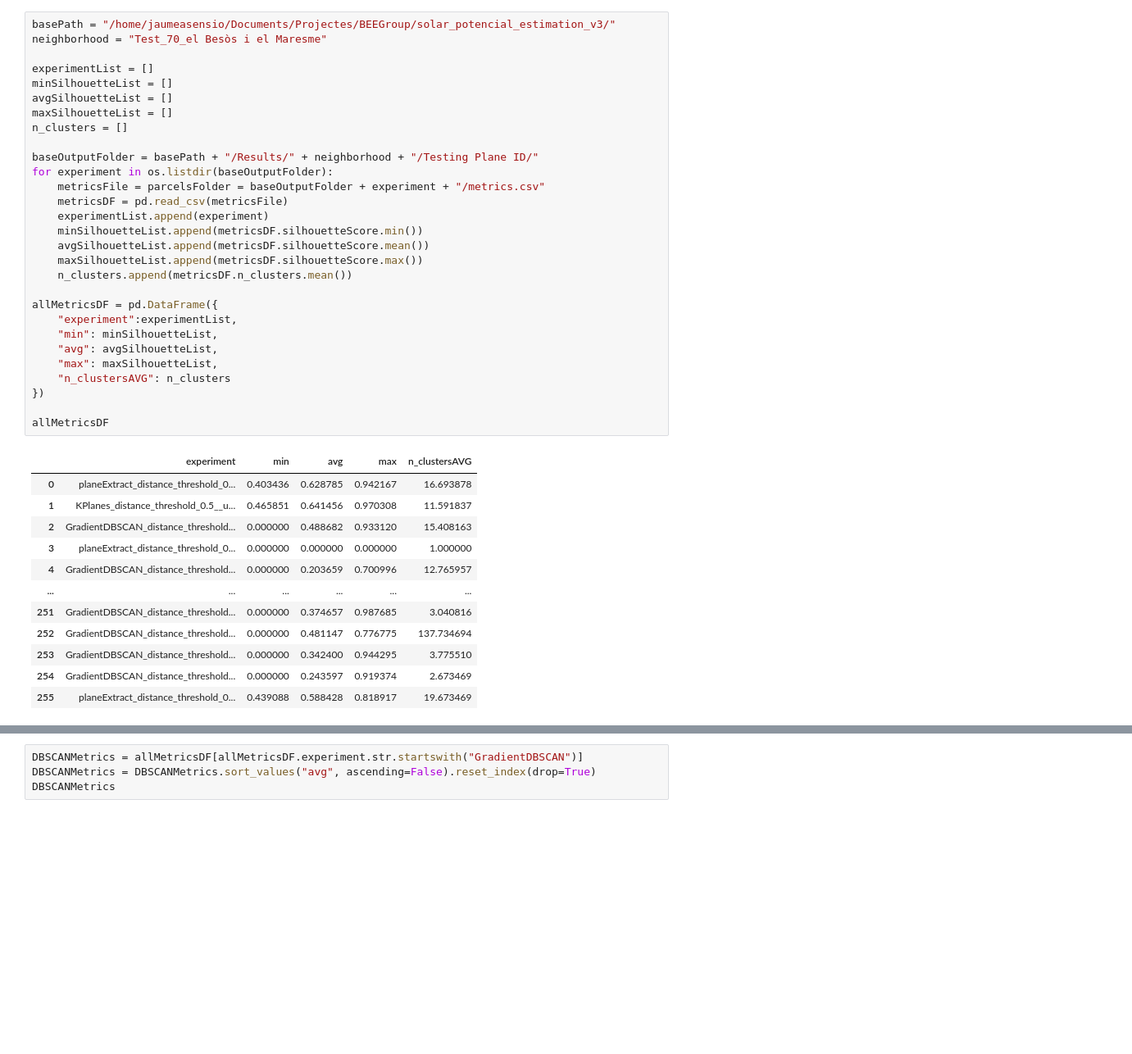
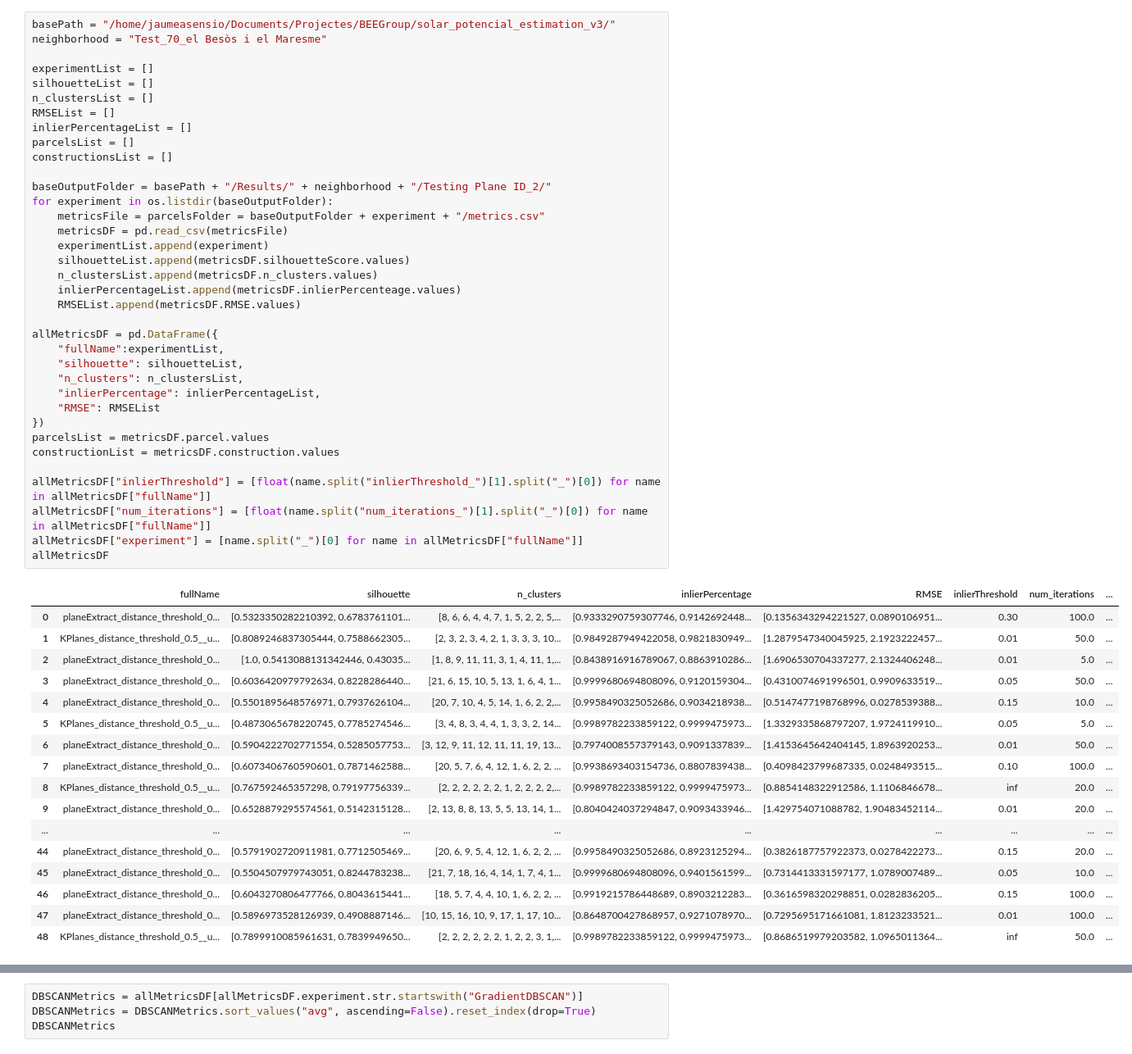
Before and after one commit to BeeGroup-cimne/solar_potencial_estimation_v3, a Jupyter notebook: Scripts/Plane_Identification_Revised/nov22/plotResultsComputeScore.ipynb, the cells around one changed output, grey strips where cells are left out. Shown: that part at 82% size. Cells and saved outputs as stored; diff of their text form; blank space fills up the shorter version.

```diff
--- a/Scripts/Plane_Identification_Revised/nov22/plotResultsComputeScore.ipynb
+++ b/Scripts/Plane_Identification_Revised/nov22/plotResultsComputeScore.ipynb
@@ -15,42 +17,54 @@ import laspy
 # %%
 basePath = "/home/jaumeasensio/Documents/Projectes/BEEGroup/solar_potencial_estimation_v3/"
 neighborhood = "Test_70_el Besòs i el Maresme"
 
 experimentList = []
-minSilhouetteList = []
-avgSilhouetteList = []
-maxSilhouetteList = []
-n_clusters = []
+silhouetteList = []
+n_clustersList = []
+RMSEList = []
+inlierPercentageList = []
+parcelsList = []
+constructionsList = []
 
-baseOutputFolder = basePath + "/Results/" + neighborhood + "/Testing Plane ID/"
+baseOutputFolder = basePath + "/Results/" + neighborhood + "/Testing Plane ID_2/"
 for experiment in os.listdir(baseOutputFolder):
     metricsFile = parcelsFolder = baseOutputFolder + experiment + "/metrics.csv"
     metricsDF = pd.read_csv(metricsFile)
     experimentList.append(experiment)
-    minSilhouetteList.append(metricsDF.silhouetteScore.min())
-    avgSilhouetteList.append(metricsDF.silhouetteScore.mean())
-    maxSilhouetteList.append(metricsDF.silhouetteScore.max())
-    n_clusters.append(metricsDF.n_clusters.mean())
+    silhouetteList.append(metricsDF.silhouetteScore.values)
+    n_clustersList.append(metricsDF.n_clusters.values)
+    inlierPercentageList.append(metricsDF.inlierPercenteage.values)
+    RMSEList.append(metricsDF.RMSE.values)
 
 allMetricsDF = pd.DataFrame({
-    "experiment":experimentList,
-    "min": minSilhouetteList,
-    "avg": avgSilhouetteList,
-    "max": maxSilhouetteList,
-    "n_clustersAVG": n_clusters
+    "fullName":experimentList,
+    "silhouette": silhouetteList,
+    "n_clusters": n_clustersList,
+    "inlierPercentage": inlierPercentageList,
+    "RMSE": RMSEList
 })
+parcelsList = metricsDF.parcel.values
+constructionList = metricsDF.construction.values
 
+allMetricsDF["inlierThreshold"] = [float(name.split("inlierThreshold_")[1].split("_")[0]) for name in allMetricsDF["fullName"]]
+allMetricsDF["num_iterations"] = [float(name.split("num_iterations_")[1].split("_")[0]) for name in allMetricsDF["fullName"]]
+allMetricsDF["experiment"] = [name.split("_")[0] for name in allMetricsDF["fullName"]]
 allMetricsDF
 # %% [output]
-|  | experiment | min | avg | max | n_clustersAVG |
-| 0 | planeExtract_distance_threshold_0... | 0.403436 | 0.628785 | 0.942167 | 16.693878 |
-| 1 | KPlanes_distance_threshold_0.5__u... | 0.465851 | 0.641456 | 0.970308 | 11.591837 |
-| 2 | GradientDBSCAN_distance_threshold... | 0.000000 | 0.488682 | 0.933120 | 15.408163 |
-| 3 | planeExtract_distance_threshold_0... | 0.000000 | 0.000000 | 0.000000 | 1.000000 |
-| 4 | GradientDBSCAN_distance_threshold... | 0.000000 | 0.203659 | 0.700996 | 12.765957 |
-| ... | ... | ... | ... | ... | ... |
-| 251 | GradientDBSCAN_distance_threshold... | 0.000000 | 0.374657 | 0.987685 | 3.040816 |
-| 252 | GradientDBSCAN_distance_threshold... | 0.000000 | 0.481147 | 0.776775 | 137.734694 |
-| 253 | GradientDBSCAN_distance_threshold... | 0.000000 | 0.342400 | 0.944295 | 3.775510 |
-| 254 | GradientDBSCAN_distance_threshold... | 0.000000 | 0.243597 | 0.919374 | 2.673469 |
-| 255 | planeExtract_distance_threshold_0... | 0.439088 | 0.588428 | 0.818917 | 19.673469 |
+|  | fullName | silhouette | n_clusters | inlierPercentage | RMSE | inlierThreshold | num_iterations | ... |
+| 0 | planeExtract_distance_threshold_0... | [0.5323350282210392, 0.6783761101... | [8, 6, 6, 4, 4, 7, 1, 5, 2, 2, 5,... | [0.9333290759307746, 0.9142692448... | [0.1356343294221527, 0.0890106951... | 0.30 | 100.0 | ... |
+| 1 | KPlanes_distance_threshold_0.5__u... | [0.8089246837305444, 0.7588662305... | [2, 3, 2, 3, 4, 2, 1, 3, 3, 3, 10... | [0.9849287949422058, 0.9821830949... | [1.2879547340045925, 2.1923222457... | 0.01 | 50.0 | ... |
+| 2 | planeExtract_distance_threshold_0... | [1.0, 0.5413088131342446, 0.43035... | [1, 8, 9, 11, 11, 3, 1, 4, 11, 1,... | [0.8438916916789067, 0.8863910286... | [1.6906530704337277, 2.1324406248... | 0.01 | 5.0 | ... |
+| 3 | planeExtract_distance_threshold_0... | [0.6036420979792634, 0.8228286440... | [21, 6, 15, 10, 5, 13, 1, 6, 4, 1... | [0.9999680694808096, 0.9120159304... | [0.4310074691996501, 0.9909633519... | 0.05 | 50.0 | ... |
+| 4 | planeExtract_distance_threshold_0... | [0.5501895648576971, 0.7937626104... | [20, 7, 10, 4, 5, 14, 1, 6, 2, 2,... | [0.9958490325052686, 0.9034218938... | [0.5147477198768996, 0.0278539388... | 0.15 | 10.0 | ... |
+| 5 | KPlanes_distance_threshold_0.5__u... | [0.4873065678220745, 0.7785274546... | [3, 4, 8, 3, 4, 4, 1, 3, 3, 2, 14... | [0.9989782233859122, 0.9999475973... | [1.3329335868797207, 1.9724119910... | 0.05 | 5.0 | ... |
+| 6 | planeExtract_distance_threshold_0... | [0.5904222702771554, 0.5285057753... | [3, 12, 9, 11, 12, 11, 11, 19, 13... | [0.7974008557379143, 0.9091337839... | [1.4153645642404145, 1.8963920253... | 0.01 | 50.0 | ... |
+| 7 | planeExtract_distance_threshold_0... | [0.6073406760590601, 0.7871462588... | [20, 5, 7, 6, 4, 12, 1, 6, 2, 2, ... | [0.9938693403154736, 0.8807839438... | [0.4098423799687335, 0.0248493515... | 0.10 | 100.0 | ... |
+| 8 | KPlanes_distance_threshold_0.5__u... | [0.767592465357298, 0.79197756339... | [2, 2, 2, 2, 2, 2, 1, 2, 2, 2, 2,... | [0.9989782233859122, 0.9999475973... | [0.8854148322912586, 1.1106846678... | inf | 20.0 | ... |
+| 9 | planeExtract_distance_threshold_0... | [0.6528879295574561, 0.5142315128... | [2, 13, 8, 8, 13, 5, 5, 13, 14, 1... | [0.8040424037294847, 0.9093433946... | [1.429754071088782, 1.90483452114... | 0.01 | 20.0 | ... |
+| ... | ... | ... | ... | ... | ... | ... | ... | ... |
+| 44 | planeExtract_distance_threshold_0... | [0.5791902720911981, 0.7712505469... | [20, 6, 9, 5, 4, 12, 1, 6, 2, 2, ... | [0.9958490325052686, 0.8923125294... | [0.3826187757922373, 0.0278422273... | 0.15 | 20.0 | ... |
+| 45 | planeExtract_distance_threshold_0... | [0.5504507979743051, 0.8244783238... | [21, 7, 18, 16, 4, 14, 1, 7, 4, 1... | [0.9999680694808096, 0.9401561599... | [0.7314413331597177, 1.0789007489... | 0.05 | 10.0 | ... |
+| 46 | planeExtract_distance_threshold_0... | [0.6043270806477766, 0.8043615441... | [18, 5, 7, 4, 4, 10, 1, 6, 2, 2, ... | [0.9919215786448689, 0.8903212283... | [0.3616598320298851, 0.0282836205... | 0.15 | 100.0 | ... |
+| 47 | planeExtract_distance_threshold_0... | [0.5896973528126939, 0.4908887146... | [10, 15, 16, 10, 9, 17, 1, 17, 10... | [0.8648700427868957, 0.9271078970... | [0.7295695171661081, 1.8123233521... | 0.01 | 100.0 | ... |
+| 48 | KPlanes_distance_threshold_0.5__u... | [0.7899910085961631, 0.7839949650... | [2, 2, 2, 2, 2, 2, 1, 2, 2, 3, 1,... | [0.9989782233859122, 0.9999475973... | [0.8686519979203582, 1.0965011364... | inf | 50.0 | ... |
```
Also changed, not shown: parts of 18 cells of this notebook, 20 other files.
